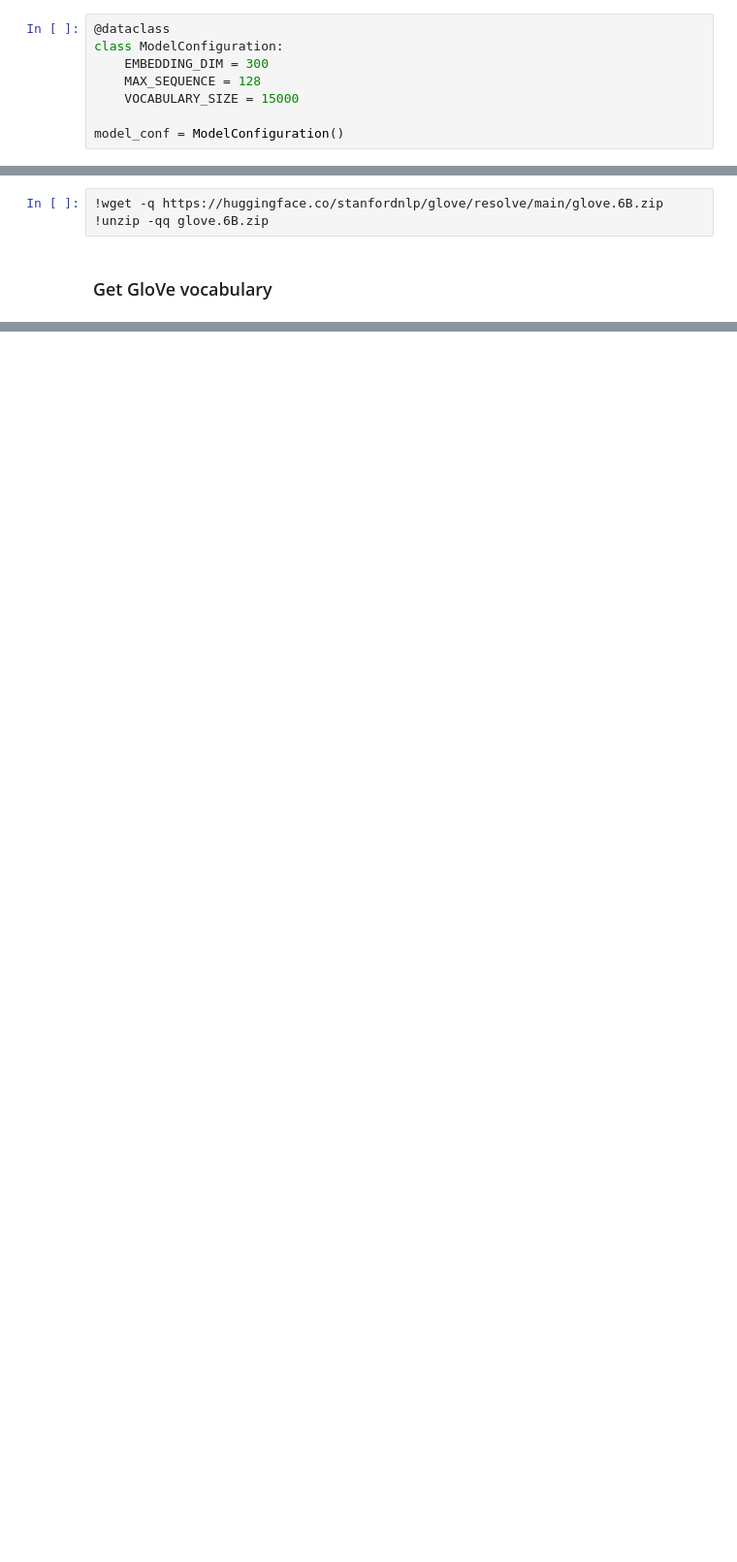
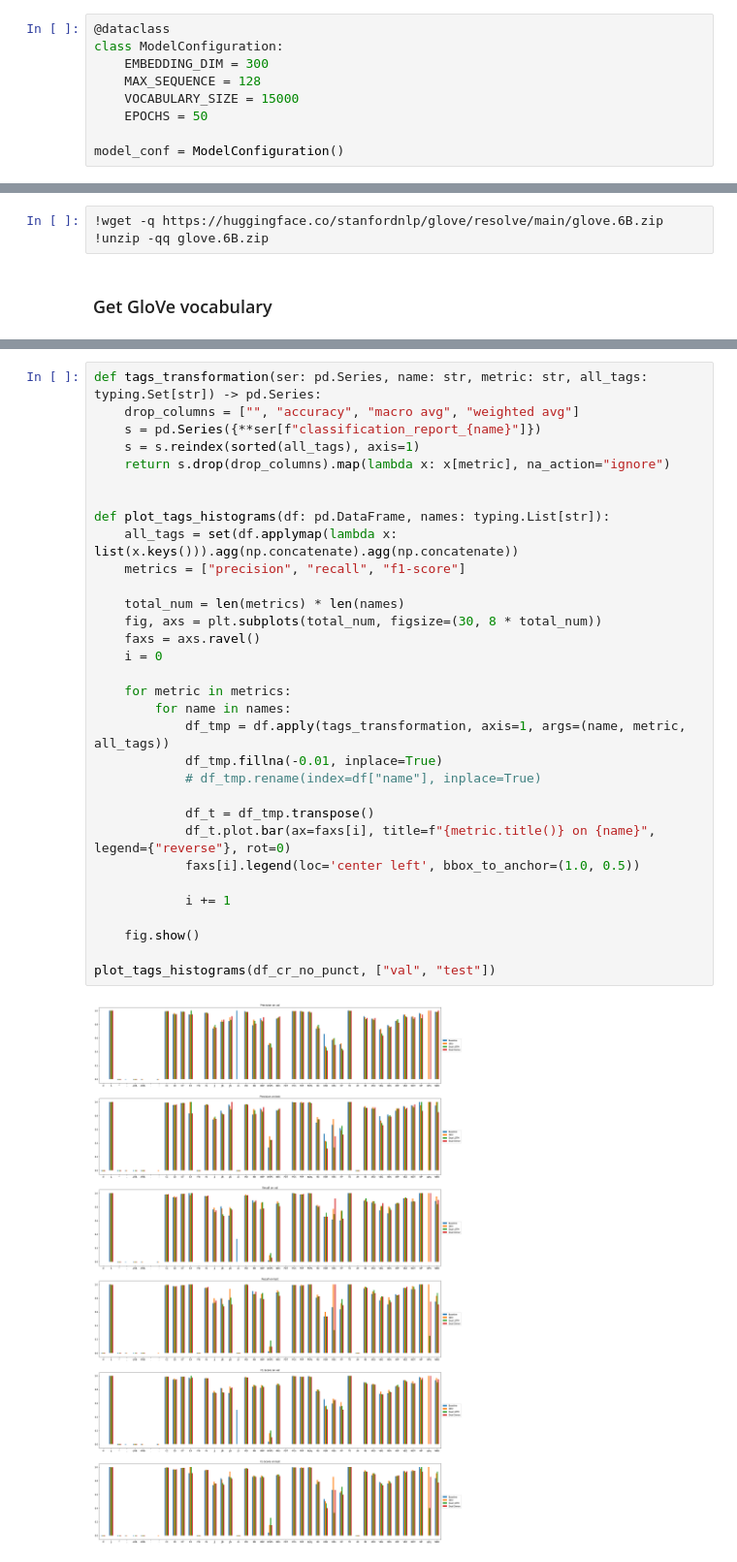
Before and after one commit to Valendrew/pos-tagging-abstractive-qa, a Jupyter notebook: POS_tagging/master-nlp-ass01.ipynb, the cells around one changed output, grey strips where cells are left out. Shown at 97% size. Saved outputs shown, nothing was run; the diff lists cells and outputs as text; blank space fills up the shorter version.

```diff
--- a/POS_tagging/master-nlp-ass01.ipynb
+++ b/POS_tagging/master-nlp-ass01.ipynb
@@ -129,6 +205,7 @@ class ModelConfiguration:
     EMBEDDING_DIM = 300
     MAX_SEQUENCE = 128
     VOCABULARY_SIZE = 15000
+    EPOCHS = 50
 
 model_conf = ModelConfiguration()
 # %% [markdown]
@@ -430,0 +957,34 @@ Old code, remove if not useful
+# %%
+def tags_transformation(ser: pd.Series, name: str, metric: str, all_tags: typing.Set[str]) -> pd.Series:
+    drop_columns = ["", "accuracy", "macro avg", "weighted avg"]
+    s = pd.Series({**ser[f"classification_report_{name}"]})
+    s = s.reindex(sorted(all_tags), axis=1)
+    return s.drop(drop_columns).map(lambda x: x[metric], na_action="ignore")
+
+
+def plot_tags_histograms(df: pd.DataFrame, names: typing.List[str]):
+    all_tags = set(df.applymap(lambda x: list(x.keys())).agg(np.concatenate).agg(np.concatenate))
+    metrics = ["precision", "recall", "f1-score"]
+
+    total_num = len(metrics) * len(names)
+    fig, axs = plt.subplots(total_num, figsize=(30, 8 * total_num))
+    faxs = axs.ravel()
+    i = 0
+
+    for metric in metrics:
+        for name in names:
+            df_tmp = df.apply(tags_transformation, axis=1, args=(name, metric, all_tags))
+            df_tmp.fillna(-0.01, inplace=True)
+            # df_tmp.rename(index=df["name"], inplace=True)
+
+            df_t = df_tmp.transpose()
+            df_t.plot.bar(ax=faxs[i], title=f"{metric.title()} on {name}", legend={"reverse"}, rot=0)
+            faxs[i].legend(loc='center left', bbox_to_anchor=(1.0, 0.5))
+
+            i += 1
+
+    fig.show()
+
+plot_tags_histograms(df_cr_no_punct, ["val", "test"])
+# %% [output]
+[figure, added]
```
Also changed, not shown: parts of 98 cells of this notebook.
